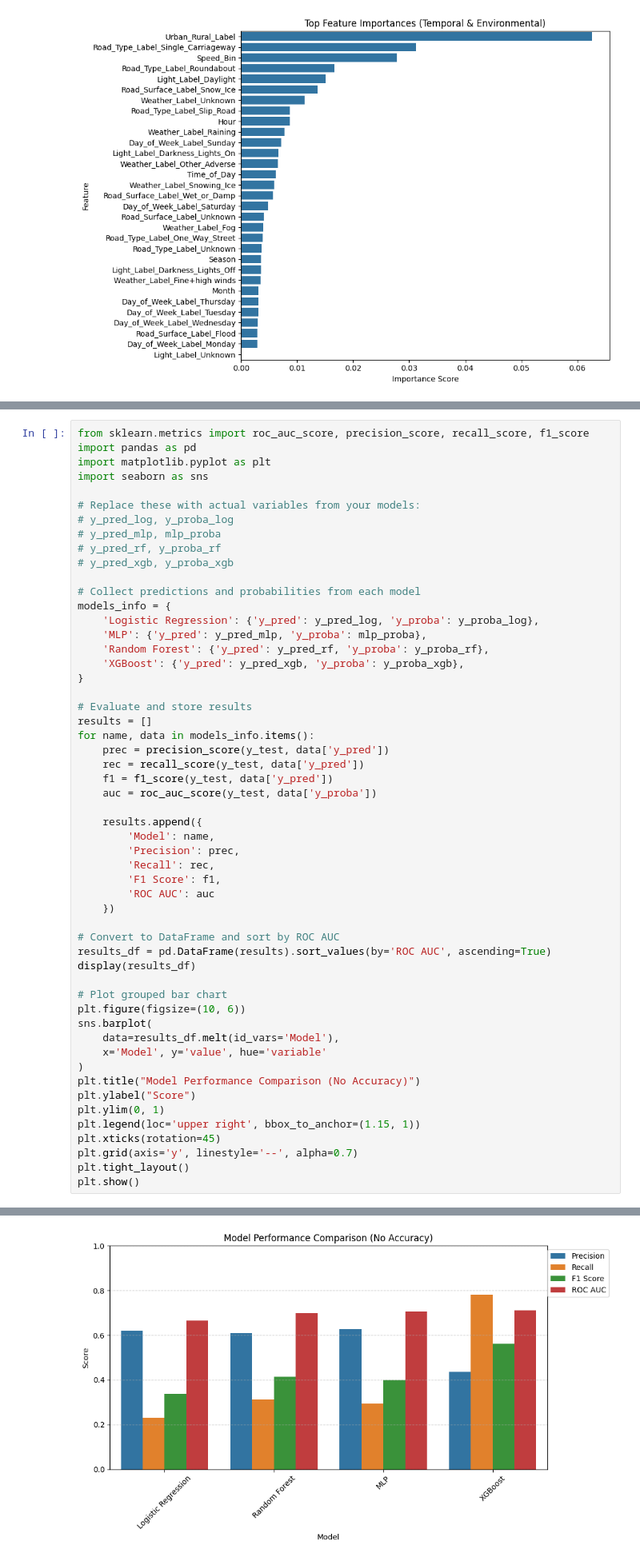
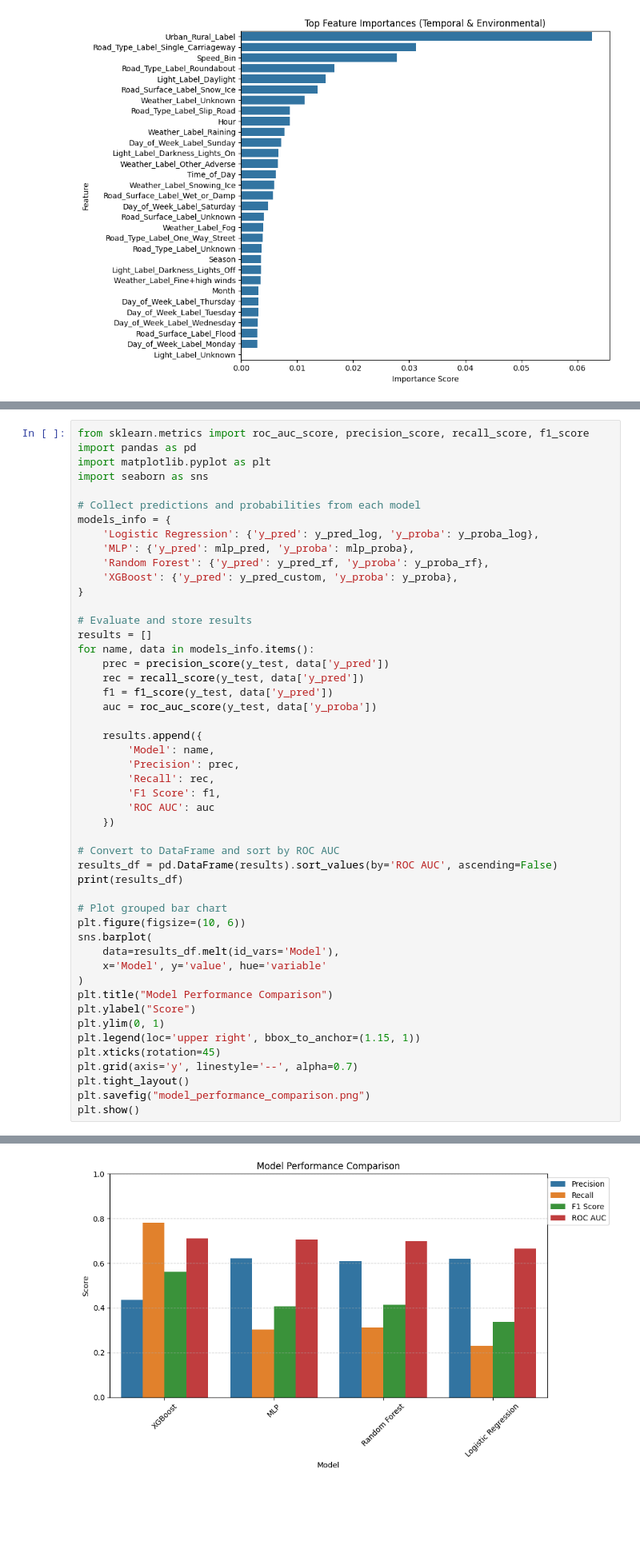
Before and after one commit to aishwarya-shekar-babu/Road-Accident-Prediction, a Jupyter notebook: Road_Accident_Prediction_finalmodels_with_app.ipynb, the cells around one changed output, grey strips where cells are left out. Shown at 80% size. Drawn from its saved outputs; the diff is of its cells as text; blank space fills up the shorter version.

```diff
--- a/Road_Accident_Prediction_finalmodels_with_app.ipynb
+++ b/Road_Accident_Prediction_finalmodels_with_app.ipynb
@@ -2102,18 +2035,12 @@ import pandas as pd
 import matplotlib.pyplot as plt
 import seaborn as sns
 
-# Replace these with actual variables from your models:
-# y_pred_log, y_proba_log
-# y_pred_mlp, mlp_proba
-# y_pred_rf, y_proba_rf
-# y_pred_xgb, y_proba_xgb
-
 # Collect predictions and probabilities from each model
 models_info = {
     'Logistic Regression': {'y_pred': y_pred_log, 'y_proba': y_proba_log},
-    'MLP': {'y_pred': y_pred_mlp, 'y_proba': mlp_proba},
+    'MLP': {'y_pred': mlp_pred, 'y_proba': mlp_proba},
     'Random Forest': {'y_pred': y_pred_rf, 'y_proba': y_proba_rf},
-    'XGBoost': {'y_pred': y_pred_xgb, 'y_proba': y_proba_xgb},
+    'XGBoost': {'y_pred': y_pred_custom, 'y_proba': y_proba},
 }
 
 # Evaluate and store results
@@ -2133,8 +2060,8 @@ for name, data in models_info.items():
     })
 
 # Convert to DataFrame and sort by ROC AUC
-results_df = pd.DataFrame(results).sort_values(by='ROC AUC', ascending=True)
-display(results_df)
+results_df = pd.DataFrame(results).sort_values(by='ROC AUC', ascending=False)
+print(results_df)
 
 # Plot grouped bar chart
 plt.figure(figsize=(10, 6))
@@ -2142,12 +2069,13 @@ sns.barplot(
     data=results_df.melt(id_vars='Model'),
     x='Model', y='value', hue='variable'
 )
-plt.title("Model Performance Comparison (No Accuracy)")
+plt.title("Model Performance Comparison")
 plt.ylabel("Score")
 plt.ylim(0, 1)
 plt.legend(loc='upper right', bbox_to_anchor=(1.15, 1))
 plt.xticks(rotation=45)
 plt.grid(axis='y', linestyle='--', alpha=0.7)
 plt.tight_layout()
+plt.savefig("model_performance_comparison.png")
 plt.show()
 # %% [output]
@@ -2159 +2087 @@ plt.show()
-[figure, old version]
+[figure, new version]
```
Also changed, not shown: parts of 12 cells of this notebook.
